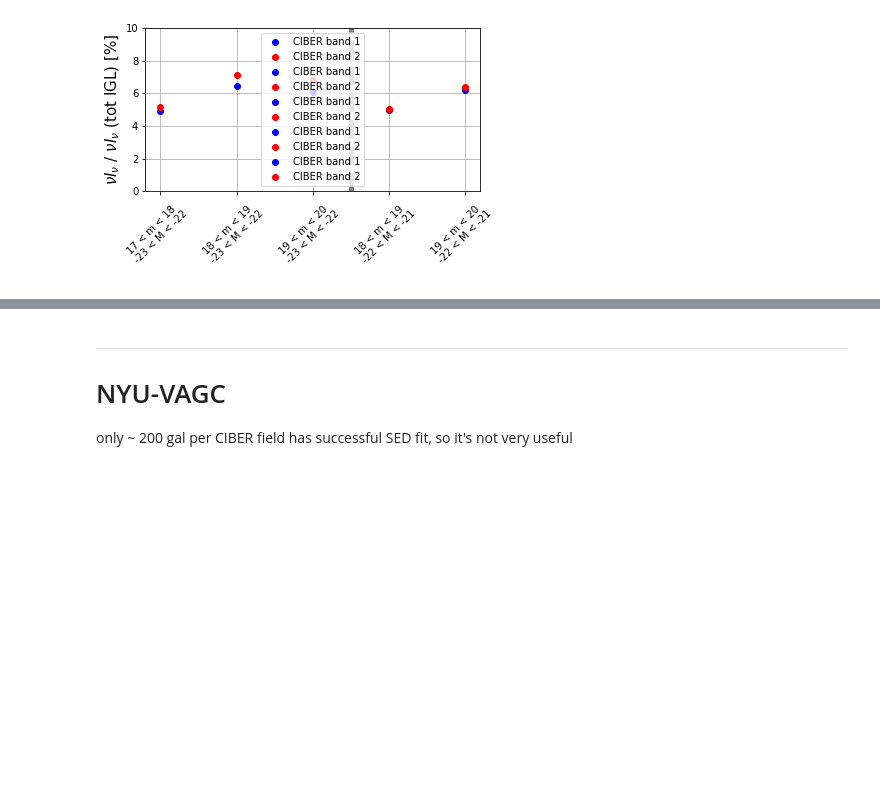
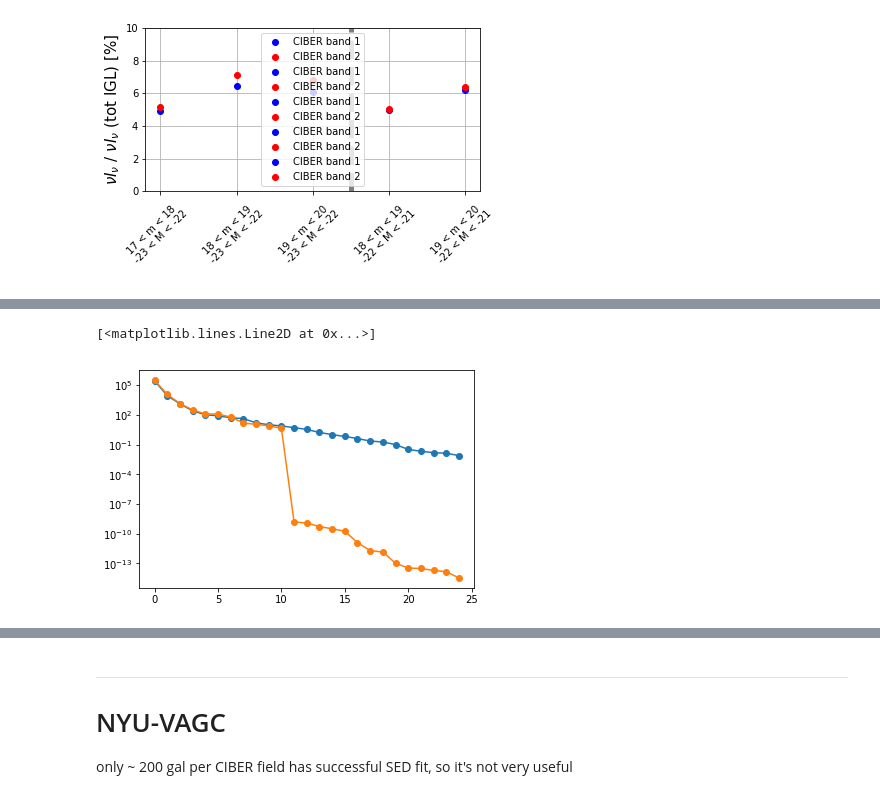
Before and after one commit to yuntingcheng/python_ciber, a Jupyter notebook: stack_modelfit/Untitled2.ipynb, the cells around one changed output, grey strips where cells are left out. Saved outputs shown, nothing was run; the diff lists cells and outputs as text; code cells hidden in the pictures; blank space fills up the shorter version.

```diff
--- a/stack_modelfit/Untitled2.ipynb
+++ b/stack_modelfit/Untitled2.ipynb
@@ -1877,0 +1966,29 @@ for inst in [1,2]:
+# %%
+from stack import *
+from run_fit import *
+
+inst = 1
+ifield = 6
+im = 0
+m_min, m_max = magbindict['m_min'][im], magbindict['m_max'][im]
+subsub = True if im==0 else False
+
+stackdat = stacking(inst, ifield, m_min, m_max, load_from_file=True,
+                    BGsub=False, subsub=subsub, cov_method='jackknife').stackdat
+covjack, covsubjack = stackdat['cov']['profcb'], stackdat['cov']['profcbsub']
+param_fit = fit_stacking_mcmc(inst, ifield, im, subsub=subsub,cov_method='jackknife')
+covjack1, covsubjack1 = param_fit.profcb_cov, param_fit.profcb_covsub
+
+stackdat = stacking(inst, ifield, m_min, m_max, load_from_file=True,
+                    BGsub=False, subsub=subsub, cov_method='bootstrap').stackdat
+covboot, covsubboot = stackdat['cov']['profcb'], stackdat['cov']['profcbsub']
+param_fit = fit_stacking_mcmc(inst, ifield, im, subsub=subsub, cov_method='bootstrap')
+covboot1, covsubboot1 = param_fit.profcb_cov, param_fit.profcb_covsub
+# %%
+U, s, VT = np.linalg.svd(covboot1)
+plt.semilogy(s,'o-')
+U, s, VT = np.linalg.svd(covjack1)
+plt.semilogy(s,'o-')
+# %% [output]
+[<matplotlib.lines.Line2D at 0x...>]
+[figure, added]
```
Also changed, not shown: parts of 16 cells of this notebook, 2 other files.
